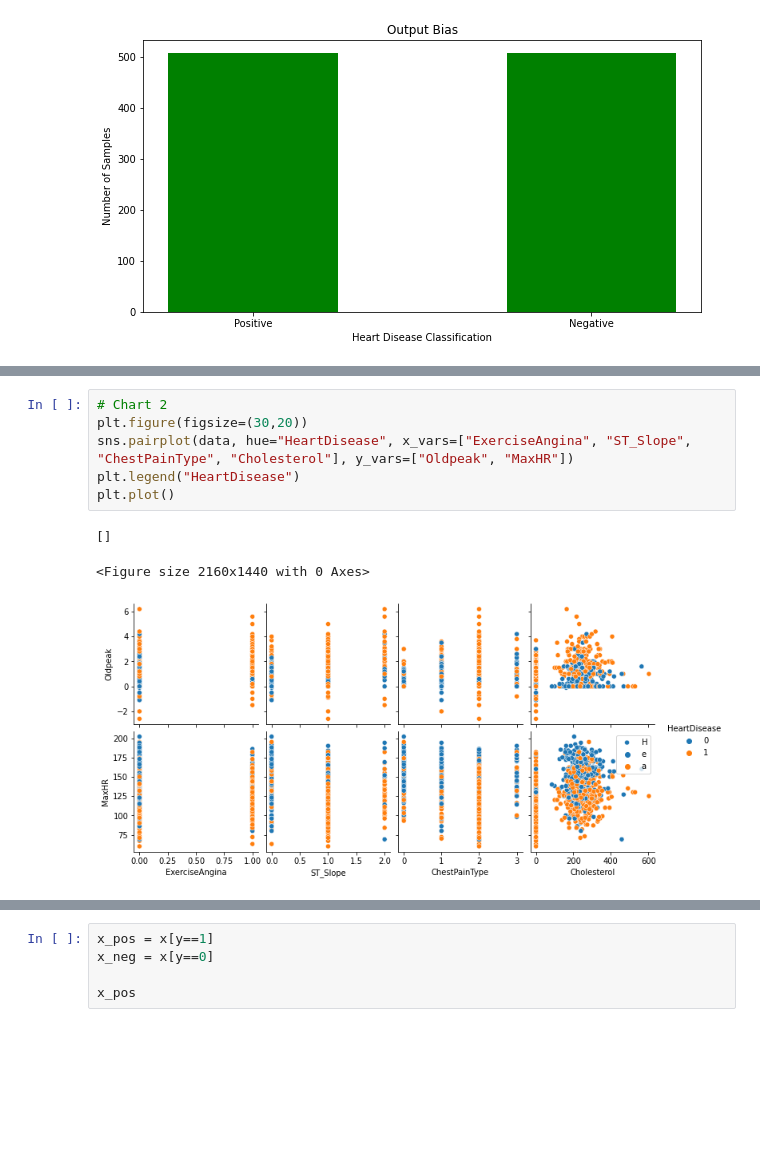
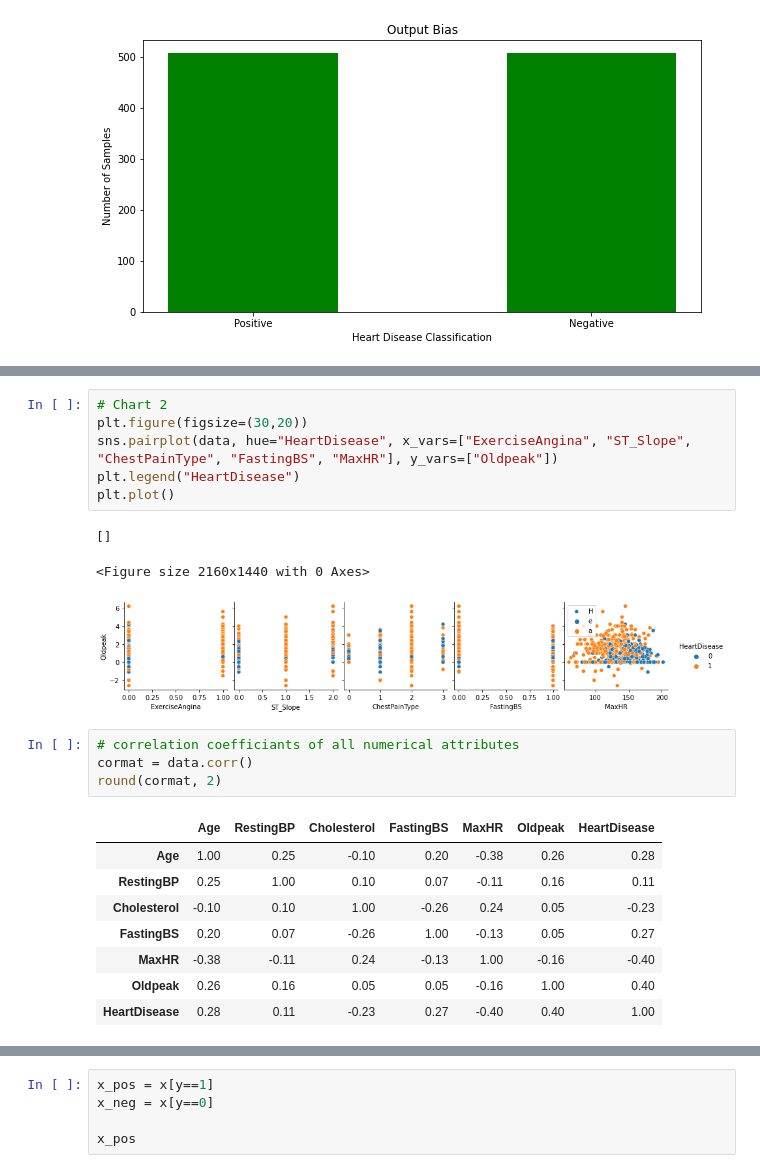
Before and after one commit to aarushkachhawa/Heart-Disease-Detection, a Jupyter notebook: Heart_Disease_Detection_Paper.ipynb, the cells around one changed output, grey strips where cells are left out. Drawn from its saved outputs; the diff is of its cells as text; blank space fills up the shorter version.

```diff
--- a/Heart_Disease_Detection_Paper.ipynb
+++ b/Heart_Disease_Detection_Paper.ipynb
@@ -133,10 +133,23 @@ plt.plot()
 # %%
 # Chart 2
 plt.figure(figsize=(30,20))
-sns.pairplot(data, hue="HeartDisease", x_vars=["ExerciseAngina", "ST_Slope", "ChestPainType", "Cholesterol"], y_vars=["Oldpeak", "MaxHR"])
+sns.pairplot(data, hue="HeartDisease", x_vars=["ExerciseAngina", "ST_Slope", "ChestPainType", "FastingBS", "MaxHR"], y_vars=["Oldpeak"])
 plt.legend("HeartDisease")
 plt.plot()
 # %% [output]
 []
 <Figure size 2160x1440 with 0 Axes>
-[figure, old version]
+[figure, new version]
+# %%
+# correlation coefficiants of all numerical attributes
+cormat = data.corr()
+round(cormat, 2)
+# %% [output]
+|  | Age | RestingBP | Cholesterol | FastingBS | MaxHR | Oldpeak | HeartDisease |
+| Age | 1.00 | 0.25 | -0.10 | 0.20 | -0.38 | 0.26 | 0.28 |
+| RestingBP | 0.25 | 1.00 | 0.10 | 0.07 | -0.11 | 0.16 | 0.11 |
+| Cholesterol | -0.10 | 0.10 | 1.00 | -0.26 | 0.24 | 0.05 | -0.23 |
+| FastingBS | 0.20 | 0.07 | -0.26 | 1.00 | -0.13 | 0.05 | 0.27 |
+| MaxHR | -0.38 | -0.11 | 0.24 | -0.13 | 1.00 | -0.16 | -0.40 |
+| Oldpeak | 0.26 | 0.16 | 0.05 | 0.05 | -0.16 | 1.00 | 0.40 |
+| HeartDisease | 0.28 | 0.11 | -0.23 | 0.27 | -0.40 | 0.40 | 1.00 |
```
Also changed, not shown: parts of 2 cells of this notebook.
